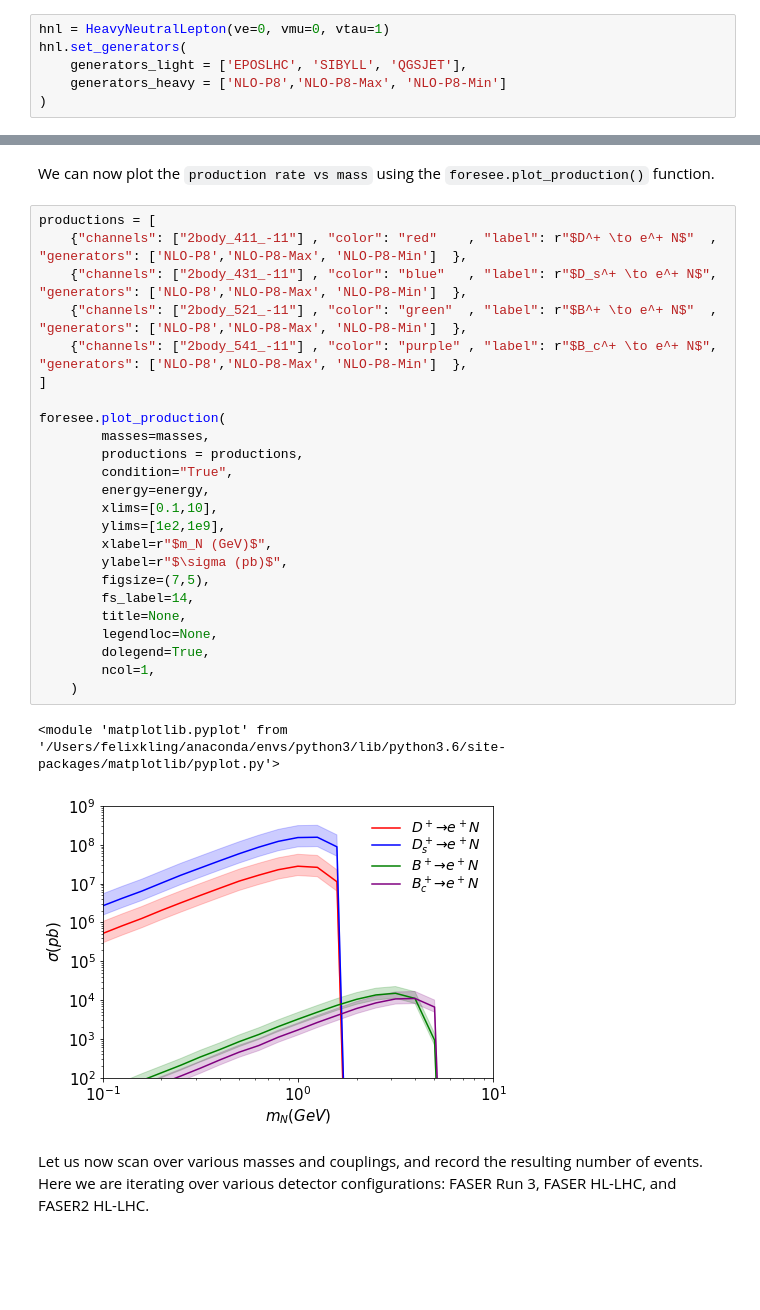
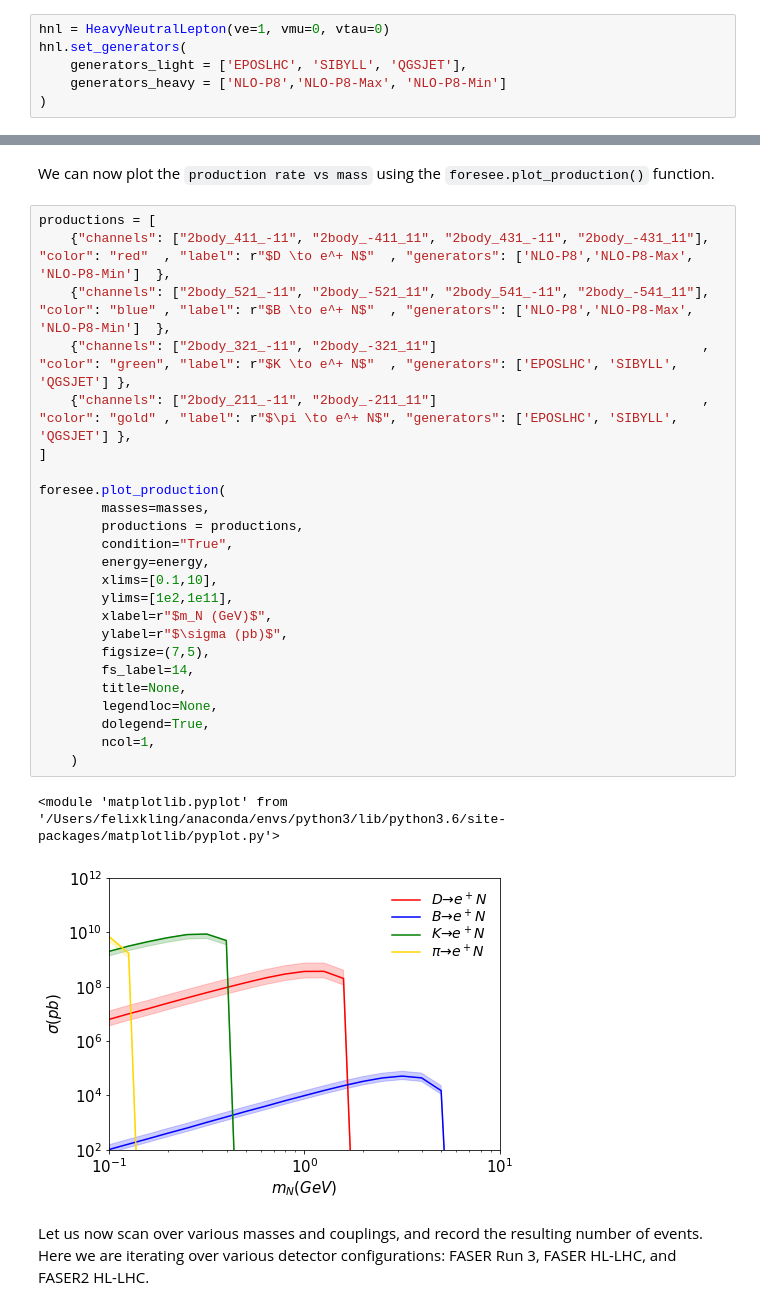
Before and after one commit to KlingFelix/FORESEE, a Jupyter notebook: Models/HNL/HNL_100.ipynb, the cells around one changed output, grey strips where cells are left out. Saved outputs shown, nothing was run; the diff lists cells and outputs as text; blank space fills up the shorter version.

Commit message:
Update HNL (plotting function)

```diff
--- a/Models/HNL/HNL_100.ipynb
+++ b/Models/HNL/HNL_100.ipynb
@@ -28,7 +28,7 @@ model = Model(modelname, path="./")
 # %% [markdown]
 **Model Initialization:** The production and decay rates of the HNL depend not only on the choice of $m_N$ and $g$, but also $V_\alpha$. In addition, the number of production modes in sgificantly larger than in other models. To simplify the process of setting up the model we provide the class `HeavyNeutralLepton(ve, vmu, vtau)`. Here `ve`, `vmu` and `vtau` correspond to the three entries of $V_\alpha$. In the following case, we choose $V_e=1$ and $V_\mu=V_\tau=0$. We also define the generators for light/heavy hadrons.
 # %%
-hnl = HeavyNeutralLepton(ve=0, vmu=0, vtau=1)
+hnl = HeavyNeutralLepton(ve=1, vmu=0, vtau=0)
 hnl.set_generators(
     generators_light = ['EPOSLHC', 'SIBYLL', 'QGSJET'],
     generators_heavy = ['NLO-P8','NLO-P8-Max', 'NLO-P8-Min']
@@ -434,31 +408,31 @@ save data to file: ./model/LLP_spectra/13.6TeV_2body_-541_11_NLO-P8-Min_m_5.0118
 We can now plot the `production rate vs mass` using the `foresee.plot_production()` function.
 # %%
 productions = [
-    {"channels": ["2body_411_-11"] , "color": "red"    , "label": r"$D^+ \to e^+ N$"  , "generators": ['NLO-P8','NLO-P8-Max', 'NLO-P8-Min']  },
-    {"channels": ["2body_431_-11"] , "color": "blue"   , "label": r"$D_s^+ \to e^+ N$", "generators": ['NLO-P8','NLO-P8-Max', 'NLO-P8-Min']  },
-    {"channels": ["2body_521_-11"] , "color": "green"  , "label": r"$B^+ \to e^+ N$"  , "generators": ['NLO-P8','NLO-P8-Max', 'NLO-P8-Min']  },
-    {"channels": ["2body_541_-11"] , "color": "purple" , "label": r"$B_c^+ \to e^+ N$", "generators": ['NLO-P8','NLO-P8-Max', 'NLO-P8-Min']  },
+    {"channels": ["2body_411_-11", "2body_-411_11", "2body_431_-11", "2body_-431_11"], "color": "red"  , "label": r"$D \to e^+ N$"  , "generators": ['NLO-P8','NLO-P8-Max', 'NLO-P8-Min']  },
+    {"channels": ["2body_521_-11", "2body_-521_11", "2body_541_-11", "2body_-541_11"], "color": "blue" , "label": r"$B \to e^+ N$"  , "generators": ['NLO-P8','NLO-P8-Max', 'NLO-P8-Min']  },
+    {"channels": ["2body_321_-11", "2body_-321_11"]                                  , "color": "green", "label": r"$K \to e^+ N$"  , "generators": ['EPOSLHC', 'SIBYLL', 'QGSJET'] },
+    {"channels": ["2body_211_-11", "2body_-211_11"]                                  , "color": "gold" , "label": r"$\pi \to e^+ N$", "generators": ['EPOSLHC', 'SIBYLL', 'QGSJET'] },
 ]
 
 foresee.plot_production(
         masses=masses,
         productions = productions,
         condition="True",
         energy=energy,
         xlims=[0.1,10],
-        ylims=[1e2,1e9],
+        ylims=[1e2,1e11],
         xlabel=r"$m_N (GeV)$",
         ylabel=r"$\sigma (pb)$",
         figsize=(7,5),
         fs_label=14,
         title=None,
         legendloc=None,
         dolegend=True,
         ncol=1,
     )
 # %% [output]
 <module 'matplotlib.pyplot' from '/Users/felixkling/anaconda/envs/python3/lib/python3.6/site-packages/matplotlib/pyplot.py'>
-[figure, old version]
+[figure, new version]
 # %% [markdown]
 Let us now scan over various masses and couplings, and record the resulting number of events. Here we are iterating over various detector configurations: FASER Run 3, FASER HL-LHC, and FASER2 HL-LHC.
 # %%
```
Also changed, not shown: parts of 8 cells of this notebook.
